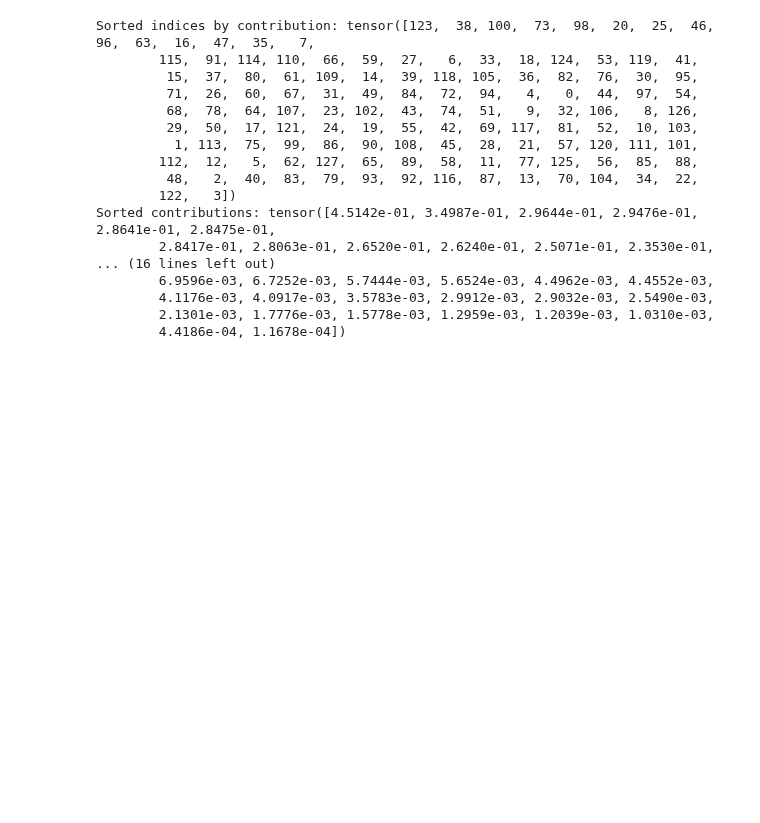
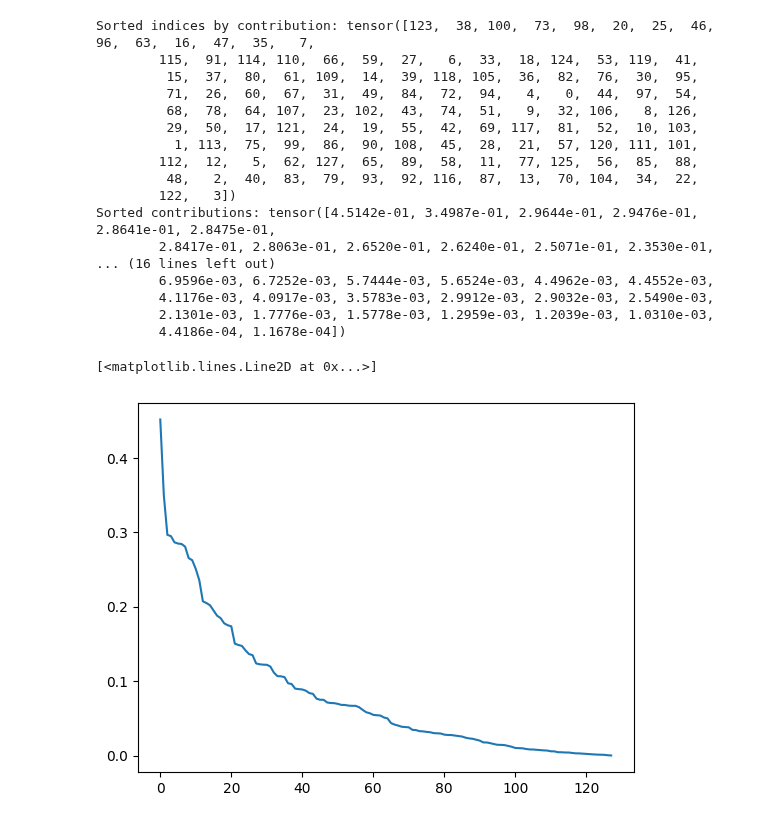
Before and after one commit to obayyub/Alphatoe, a Jupyter notebook: notebooks/230827_content_embedding_transforms.ipynb, the cells around one changed output. Saved outputs shown, nothing was run; the diff lists cells and outputs as text; code cells hidden in the pictures; blank space fills up the shorter version.

Commit message:
added graph of component important

```diff
--- a/notebooks/230827_content_embedding_transforms.ipynb
+++ b/notebooks/230827_content_embedding_transforms.ipynb
@@ -118,6 +118,11 @@ Sorted contributions: tensor([4.5142e-01, 3.4987e-01, 2.9644e-01, 2.9476e-01, 2.
         4.1176e-03, 4.0917e-03, 3.5783e-03, 2.9912e-03, 2.9032e-03, 2.5490e-03,
         2.1301e-03, 1.7776e-03, 1.5778e-03, 1.2959e-03, 1.2039e-03, 1.0310e-03,
         4.4186e-04, 1.1678e-04])
+# %%
+plt.plot(sorted_contributions.detach().cpu().numpy())
+# %% [output]
+[<matplotlib.lines.Line2D at 0x...>]
+[figure, added]
 # %%
 random_indices = torch.randperm(128)
 mask = torch.zeros_like(vector1)
```
Also changed, not shown: parts of 3 cells of this notebook.
